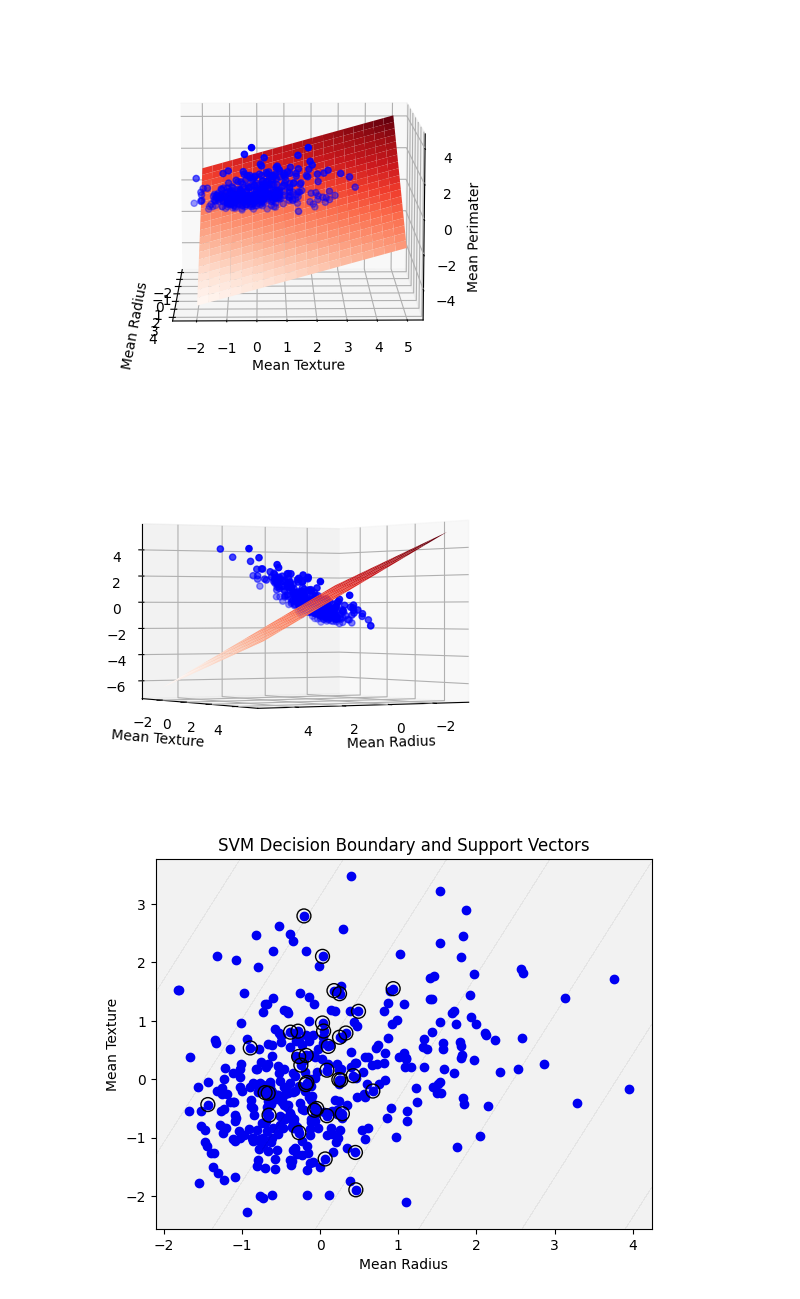
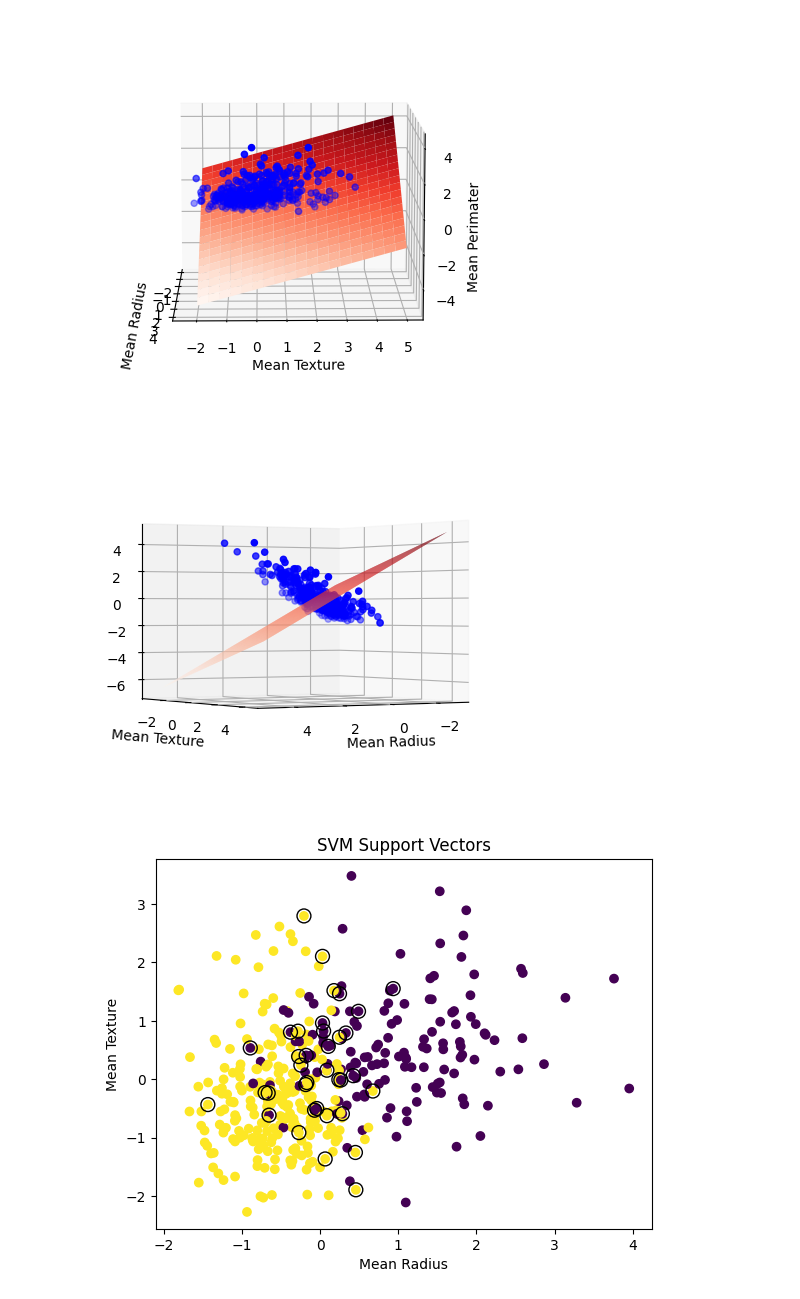
Before and after one commit to DevPro13/SVM_Visualization, a Jupyter notebook: SuportVectorMachineVisualizationWithBreastCancerDataset.ipynb, the cells around one changed output. Saved outputs shown, nothing was run; the diff lists cells and outputs as text; code cells hidden in the pictures.

Commit message:
Edited and added plots

```diff
--- a/SuportVectorMachineVisualizationWithBreastCancerDataset.ipynb
+++ b/SuportVectorMachineVisualizationWithBreastCancerDataset.ipynb
@@ -194,31 +204,26 @@ for ii in range(0,360,1):
 plt.figure()
 ax = plt.axes(projection='3d')
 ax.scatter(X_train[:,0], X_train[:,1],X_train[:,2], c='b')
+h = .02
+x_min, x_max = X_train[:, 0].min() - 1, X_train[:, 0].max() + 1
+y_min, y_max = X_train[:, 1].min() - 1, X_train[:, 1].max() + 1
+xx, yy = np.meshgrid(np.arange(x_min, x_max, h), np.arange(y_min, y_max, h))
 ax.set_xlabel("Mean Radius")
 ax.set_ylabel("Mean Texture")
 ax.set_zlabel("Mean Perimeter")
 zz = lambda xx,yy: (-model.intercept_[0]-model.coef_[0][0]*xx-model.coef_[0][1]*yy) / model.coef_[0][2]
-tmpx = np.linspace(-3, 5, 10)
-tmpy = np.linspace(-3, 5, 10)
-xx,yy = np.meshgrid(tmpx,tmpy)
 ax.plot_surface(xx, yy, zz(xx,yy), cmap='Reds')
 for ii in range(0,60,1):
     ax.view_init(elev=0, azim=ii)
 # %% [output]
-[figure, old version]
+[figure, new version]
 # %%
-plt.scatter(X_train[:, 0], X_train[:, 1], c='b')
+plt.scatter(X_train[:, 0], X_train[:, 1], c=Y_train)
 ax = plt.gca()
-xlim = ax.get_xlim()
-ylim = ax.get_ylim()
-xx, yy = np.meshgrid(np.linspace(xlim[0], xlim[1], 100),
-                     np.linspace(ylim[0], ylim[1], 100))
-zz = lambda xx,yy: (-model.intercept_[0]-model.coef_[0][0]*xx-model.coef_[0][1]*yy)
-plt.contourf(xx, yy, zz(xx,yy), colors=['k', 'k', 'k'], alpha=0.05)
 plt.scatter(model.support_vectors_[:, 0], model.support_vectors_[:, 1], s=100, facecolors='none', edgecolors='k')
 plt.xlabel('Mean Radius')
 plt.ylabel('Mean Texture')
-plt.title('SVM Decision Boundary and Support Vectors')
+plt.title('SVM Support Vectors')
 plt.show()
 # %% [output]
-[figure, old version]
+[figure, new version]
```
Also changed, not shown: parts of 11 cells of this notebook.
